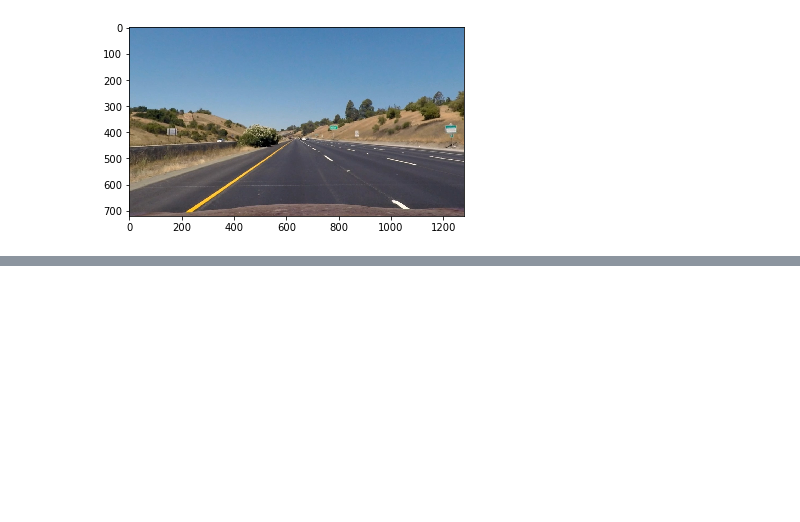
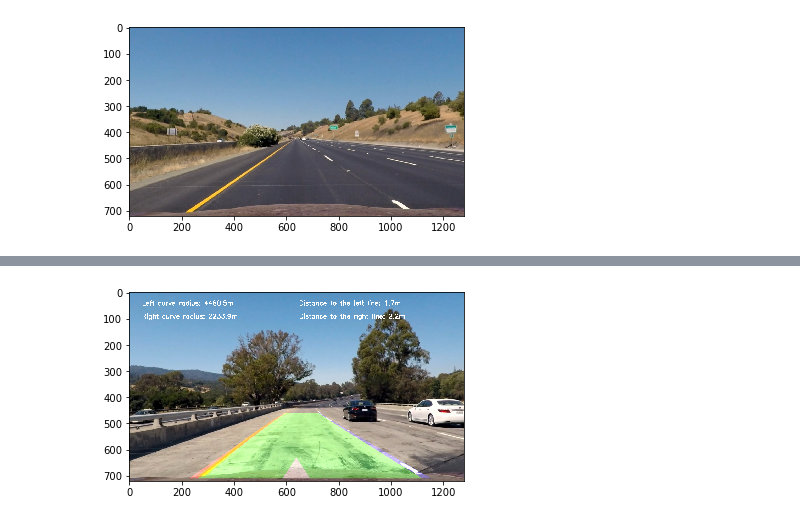
Before and after one commit to alexeysas/sdc-advanced-lane-finding, a Jupyter notebook: project.ipynb, the cells around one changed output, grey strips where cells are left out. Saved outputs shown, nothing was run; the diff lists cells and outputs as text; code cells hidden in the pictures; blank space fills up the shorter version.

```diff
--- a/project.ipynb
+++ b/project.ipynb
@@ -428,2 +562,14 @@ def process_image(image):
+# %%
+image_name = 'test_images/test1.jpg'
+image = mpimg.imread(image_name)
+
+result, left_line, right_line = process_image(image, debug = False)
+
+plt.imshow(result)
+plt.show()
+
+matplotlib.image.imsave('images/result_sample1.png', result)
+# %% [output]
+[figure, added]
 # %%
 #prepare environment to work with video
```
Also changed, not shown: parts of 27 cells of this notebook, 5 other files.
